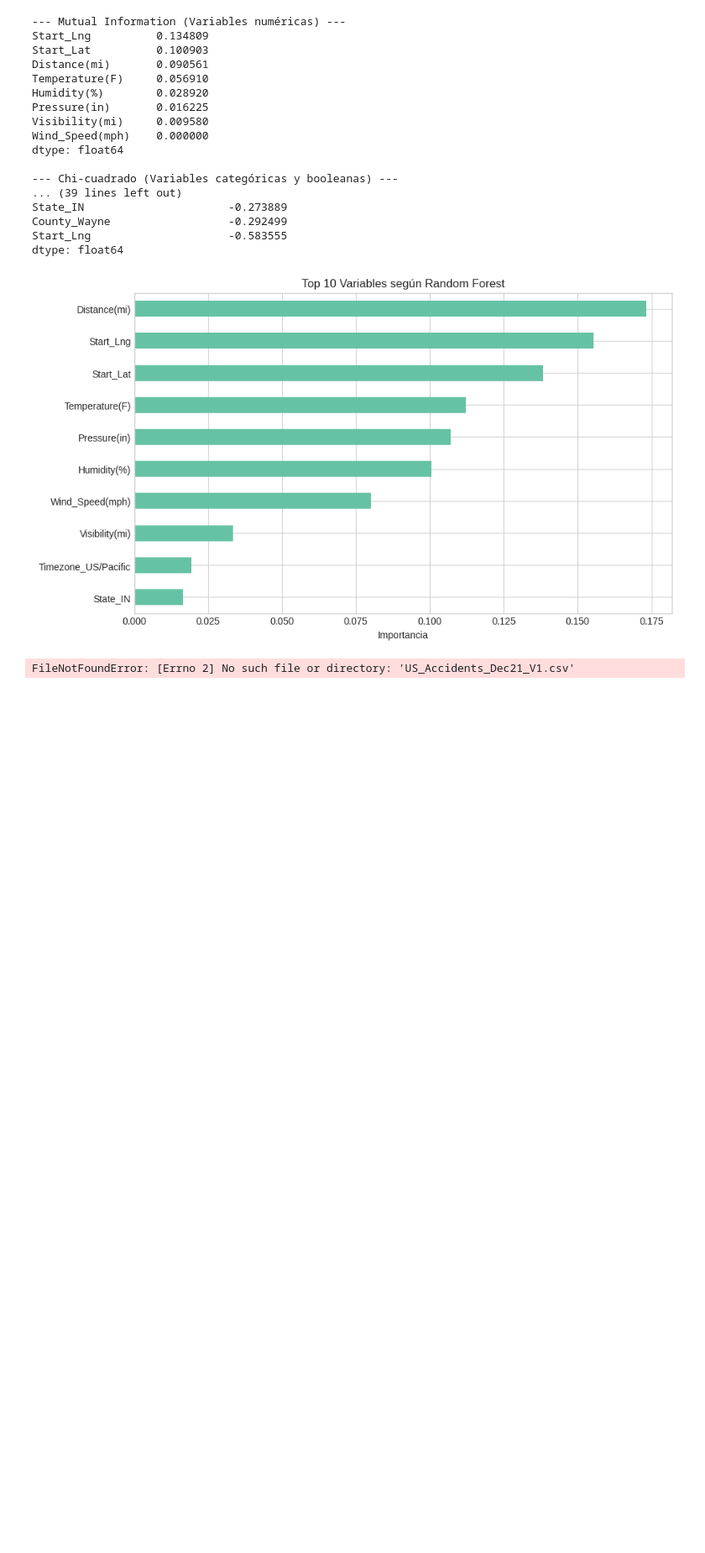
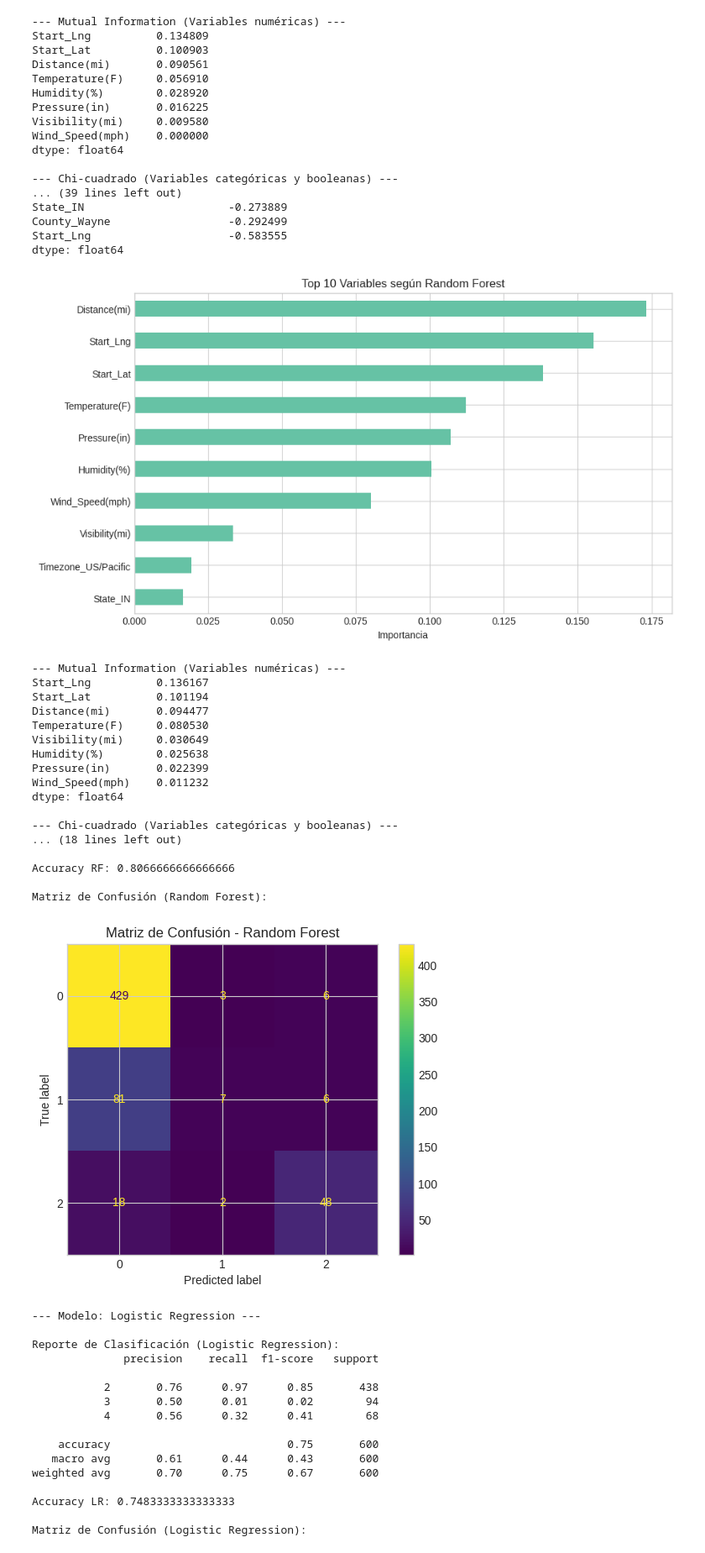
Before and after one commit to Saimoncastro/Dataset-proyecto-coder, a Jupyter notebook: ProyectoDSParteI+Castro.ipynb, the cells around one changed output. Shown at 84% size. Drawn from its saved outputs; the diff is of its cells as text; code cells hidden in the pictures; blank space fills up the shorter version.

```diff
--- a/ProyectoDSParteI+Castro.ipynb
+++ b/ProyectoDSParteI+Castro.ipynb
@@ -342,33 +345,7 @@ Start_Lng                     -0.583555
 dtype: float64
 [figure]
 # %%
-# Feature Selection y Clasificación en US_Accidents Dataset
 
-import pandas as pd
-import numpy as np
-import matplotlib.pyplot as plt
-import seaborn as sns
-from sklearn.feature_selection import mutual_info_classif, SelectKBest, chi2
-from sklearn.ensemble import RandomForestClassifier
-from sklearn.linear_model import LogisticRegression
-from sklearn.preprocessing import StandardScaler
-from sklearn.model_selection import train_test_split
-from sklearn.metrics import classification_report, confusion_matrix, ConfusionMatrixDisplay, accuracy_score
-
-# -----------------------------
-# 1. Cargar el dataset
-# -----------------------------
-df = pd.read_csv('US_Accidents_Dec21_V1.csv')
-
-# -----------------------------
-# 2. Pre-filtrado manual
-# -----------------------------
-columns_to_drop = ['ID', 'Description', 'End_Lat', 'End_Lng', 'Number', 'Zipcode']
-df.drop(columns=columns_to_drop, inplace=True)
-
-# Eliminar columnas con >70% nulos
-threshold = len(df) * 0.7
-df.dropna(thresh=threshold, axis=1, inplace=True)
 
 # -----------------------------
 # 3. Selección de variables numéricas - Mutual Information
@@ -448,31 +425,64 @@ print("Accuracy LR:", accuracy_log)
 print("\nMatriz de Confusión (Logistic Regression):")
 cm_log = confusion_matrix(y_test, y_pred_log)
 ConfusionMatrixDisplay(confusion_matrix=cm_log).plot()
 plt.title("Matriz de Confusión - Logistic Regression")
 plt.show()
 
 # -----------------------------
 # 10. Comparación tabulada de resultados
 # -----------------------------
 print("\n--- Comparación de Métricas Globales ---")
 summary_df = pd.DataFrame({
     'Modelo': ['Random Forest', 'Logistic Regression'],
     'Accuracy': [accuracy_rf, accuracy_log],
     'Precision Macro Avg': [report_rf['macro avg']['precision'], report_log['macro avg']['precision']],
     'Recall Macro Avg': [report_rf['macro avg']['recall'], report_log['macro avg']['recall']],
     'F1-score Macro Avg': [report_rf['macro avg']['f1-score'], report_log['macro avg']['f1-score']]
 })
 
 print(summary_df)
 
 plt.figure(figsize=(8,4))
 sns.barplot(data=summary_df.melt(id_vars='Modelo'), x='variable', y='value', hue='Modelo')
 plt.title("Comparación de Métricas entre Modelos")
 plt.ylabel("Score")
 plt.xlabel("")
 plt.ylim(0,1)
 plt.xticks(rotation=45)
 plt.tight_layout()
 plt.show()
 # %% [output]
-FileNotFoundError: [Errno 2] No such file or directory: 'US_Accidents_Dec21_V1.csv'
+--- Mutual Information (Variables numéricas) ---
+Start_Lng          0.136167
+Start_Lat          0.101194
+Distance(mi)       0.094477
+Temperature(F)     0.080530
+Visibility(mi)     0.030649
+Humidity(%)        0.025638
+Pressure(in)       0.022399
+Wind_Speed(mph)    0.011232
+dtype: float64
+
+--- Chi-cuadrado (Variables categóricas y booleanas) ---
+... (18 lines left out)
+
+Accuracy RF: 0.8066666666666666
+
+Matriz de Confusión (Random Forest):
+[figure, added]
+--- Modelo: Logistic Regression ---
+
+Reporte de Clasificación (Logistic Regression):
+              precision    recall  f1-score   support
+
+           2       0.76      0.97      0.85       438
+           3       0.50      0.01      0.02        94
+           4       0.56      0.32      0.41        68
+
+    accuracy                           0.75       600
+   macro avg       0.61      0.44      0.43       600
+weighted avg       0.70      0.75      0.67       600
+
+Accuracy LR: 0.7483333333333333
+
+Matriz de Confusión (Logistic Regression):
```
Also changed, not shown: parts of 2 cells of this notebook.
